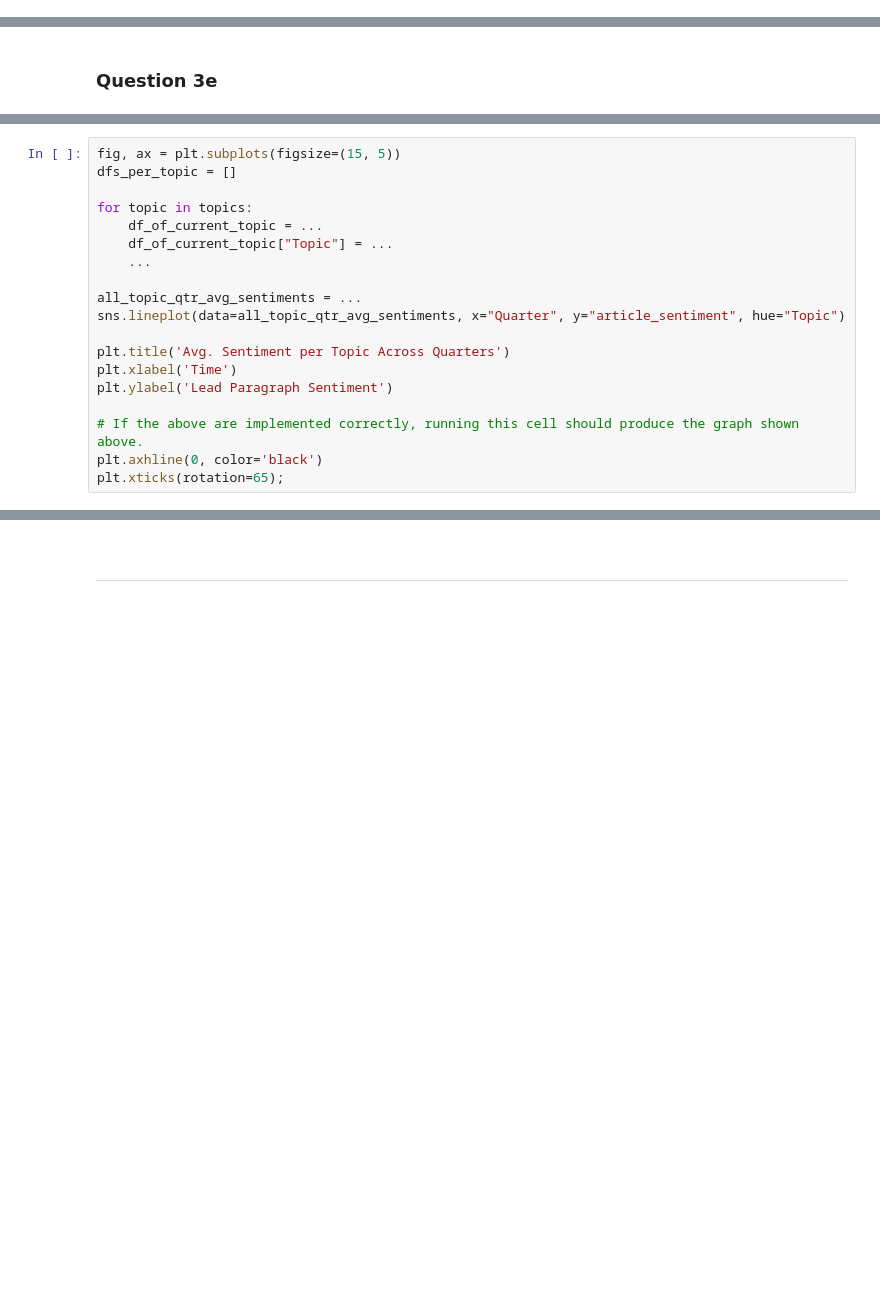
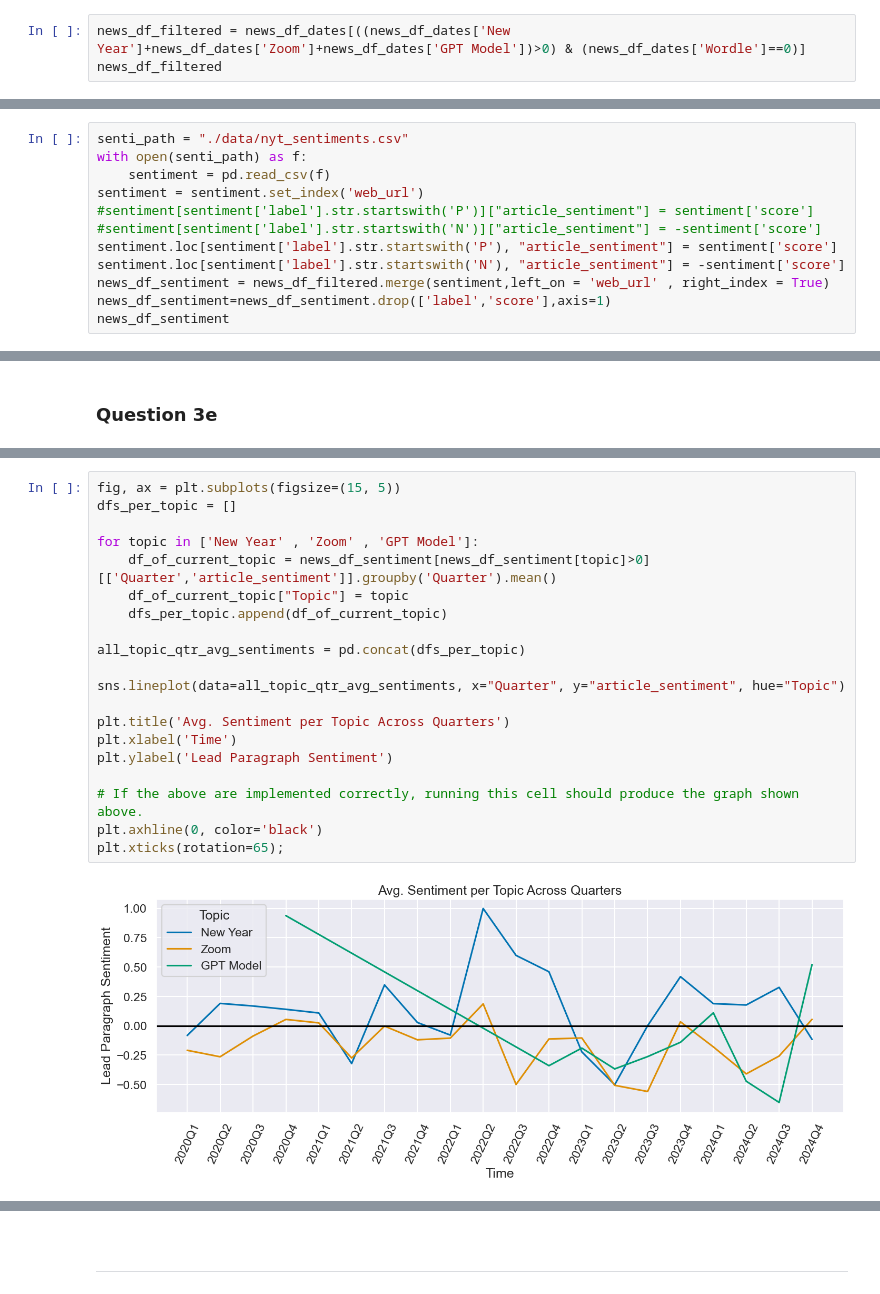
Before and after one commit to wkKarry/Data100_SP25, a Jupyter notebook: hw/hw03/hw03.ipynb, the cells around one changed output, grey strips where cells are left out. Cells and saved outputs as stored; diff of their text form; blank space fills up the shorter version.

```diff
--- a/hw/hw03/hw03.ipynb
+++ b/hw/hw03/hw03.ipynb
@@ -498,0 +623,3 @@ news_df_filtered = ...
+# %%
+news_df_filtered = news_df_dates[((news_df_dates['New Year']+news_df_dates['Zoom']+news_df_dates['GPT Model'])>0) & (news_df_dates['Wordle']==0)]
+news_df_filtered
@@ -519,0 +661,12 @@ For each article, `sentiment` provides an outputted `label` and 0 to 1 sentiment
+# %%
+senti_path = "./data/nyt_sentiments.csv"
+with open(senti_path) as f:
+    sentiment = pd.read_csv(f)
+sentiment = sentiment.set_index('web_url')
+#sentiment[sentiment['label'].str.startswith('P')]["article_sentiment"] = sentiment['score']
+#sentiment[sentiment['label'].str.startswith('N')]["article_sentiment"] = -sentiment['score']
+sentiment.loc[sentiment['label'].str.startswith('P'), "article_sentiment"] = sentiment['score']
+sentiment.loc[sentiment['label'].str.startswith('N'), "article_sentiment"] = -sentiment['score']
+news_df_sentiment = news_df_filtered.merge(sentiment,left_on = 'web_url' , right_index = True)
+news_df_sentiment=news_df_sentiment.drop(['label','score'],axis=1)
+news_df_sentiment
@@ -617,19 +805,22 @@ Your graph should have a similar title, axis labels, markers, and x-axis tick la
 # %%
 fig, ax = plt.subplots(figsize=(15, 5))
 dfs_per_topic = []
 
-for topic in topics:
-    df_of_current_topic = ...
-    df_of_current_topic["Topic"] = ...
-    ...
+for topic in ['New Year' , 'Zoom' , 'GPT Model']:
+    df_of_current_topic = news_df_sentiment[news_df_sentiment[topic]>0][['Quarter','article_sentiment']].groupby('Quarter').mean()
+    df_of_current_topic["Topic"] = topic
+    dfs_per_topic.append(df_of_current_topic)
 
-all_topic_qtr_avg_sentiments = ...
+all_topic_qtr_avg_sentiments = pd.concat(dfs_per_topic)
+
 sns.lineplot(data=all_topic_qtr_avg_sentiments, x="Quarter", y="article_sentiment", hue="Topic")
 
 plt.title('Avg. Sentiment per Topic Across Quarters')
 plt.xlabel('Time')
 plt.ylabel('Lead Paragraph Sentiment')
 
 # If the above are implemented correctly, running this cell should produce the graph shown above.
 plt.axhline(0, color='black')
 plt.xticks(rotation=65);
+# %% [output]
+[figure, added]
```
Also changed, not shown: parts of 51 cells of this notebook, 6 other files.
